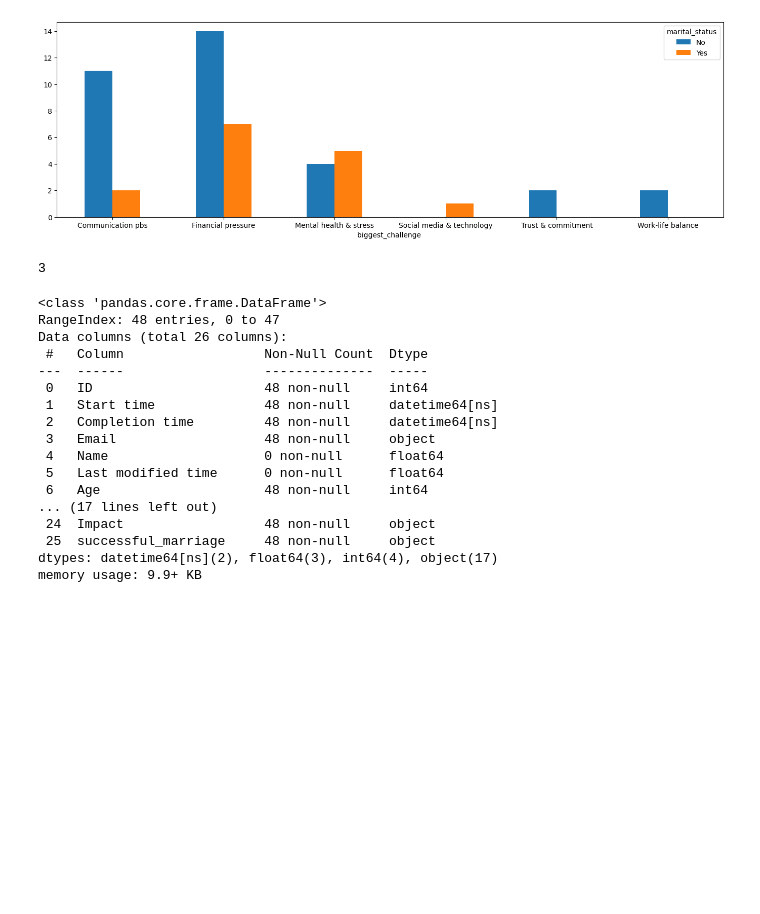
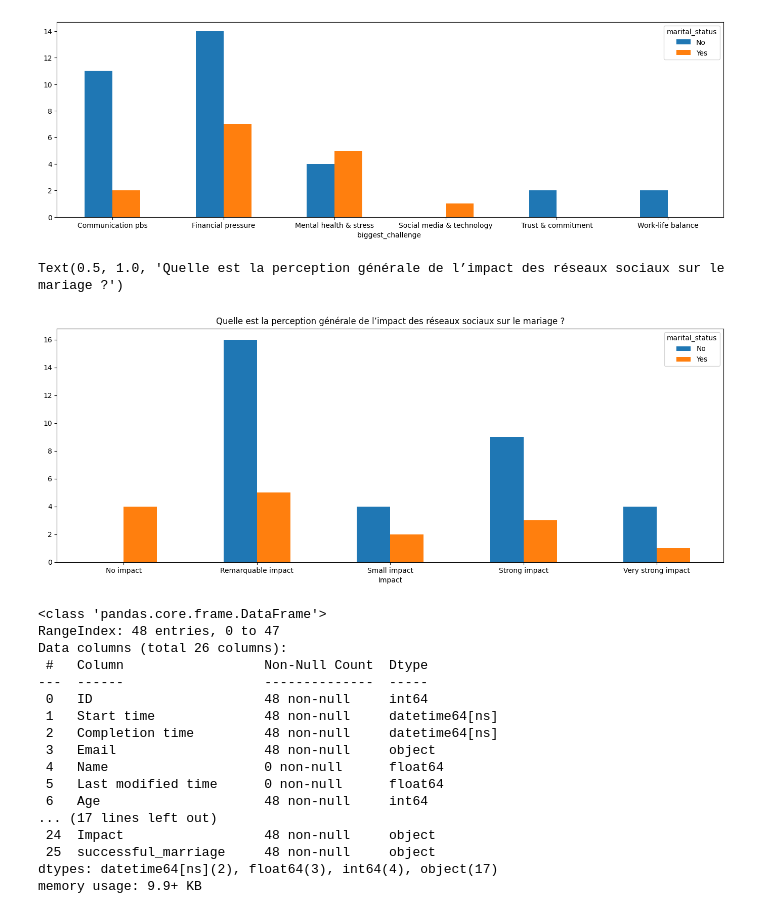
Before and after one commit to Azizbennacer/Survey-analysis, a Jupyter notebook: notebooks/analysis.ipynb, the cells around one changed output. Drawn from its saved outputs; the diff is of its cells as text; code cells hidden in the pictures; blank space fills up the shorter version.

```diff
--- a/notebooks/analysis.ipynb
+++ b/notebooks/analysis.ipynb
@@ -270,8 +270,14 @@ plt.show()
 [figure]
 # %%
 #Quelle est la perception générale de l’impact des réseaux sociaux sur le mariage ?
+fig, ax = plt.subplots(figsize=(17,6))
+social_media_impact = df.groupby(["Impact","marital_status"]).size().unstack(fill_value=0)
+social_media_impact.plot(kind = "bar",rot = 0,ax = ax)
+plt.legend(title="marital_status")
+plt.title("Quelle est la perception générale de l’impact des réseaux sociaux sur le mariage ?")
 # %% [output]
-3
+Text(0.5, 1.0, 'Quelle est la perception générale de l’impact des réseaux sociaux sur le mariage ?')
+[figure, added]
 # %%
 df.info()
 # %% [output]
```
Also changed, not shown: 1 other file.
